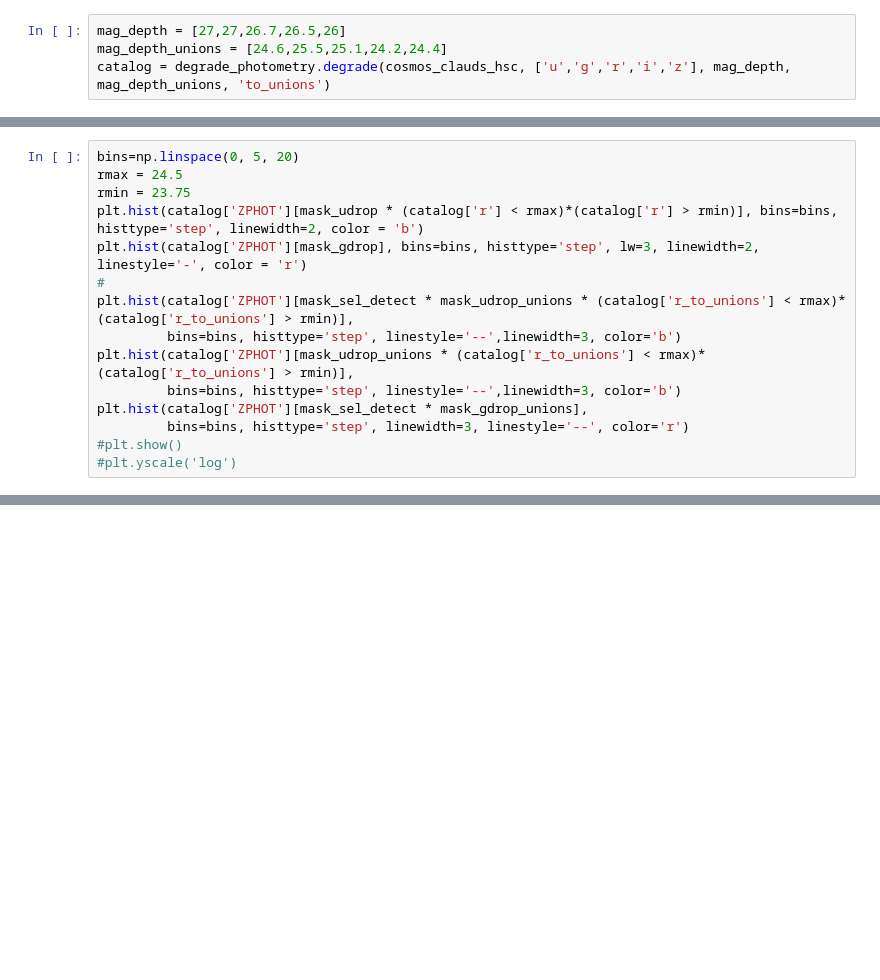
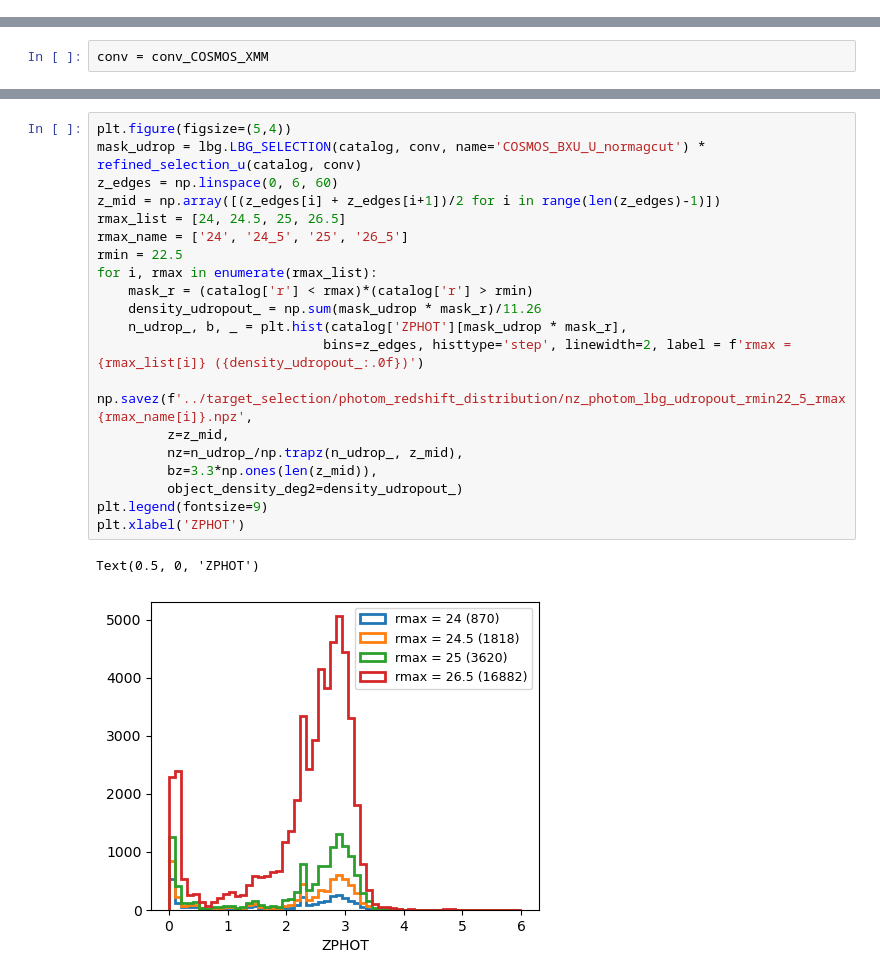
Before and after one commit to WST-Cosmology/WP221_Target_selection, a Jupyter notebook: notebooks/explore_COSMOS-lbg_dropout.ipynb, the cells around one changed output, grey strips where cells are left out. Saved outputs shown, nothing was run; the diff lists cells and outputs as text; blank space fills up the shorter version.

```diff
--- a/notebooks/explore_COSMOS-lbg_dropout.ipynb
+++ b/notebooks/explore_COSMOS-lbg_dropout.ipynb
@@ -21,4 +17,0 @@ print(cosmos_clauds_hsc.colnames)
-# %%
-mag_depth = [27,27,26.7,26.5,26]
-mag_depth_unions = [24.6,25.5,25.1,24.2,24.4]
-catalog = degrade_photometry.degrade(cosmos_clauds_hsc, ['u','g','r','i','z'], mag_depth, mag_depth_unions, 'to_unions')
@@ -91,15 +17,0 @@ mask_sel_detect = rand < c1
-# %%
-bins=np.linspace(0, 5, 20)
-rmax = 24.5
-rmin = 23.75
-plt.hist(catalog['ZPHOT'][mask_udrop * (catalog['r'] < rmax)*(catalog['r'] > rmin)], bins=bins, histtype='step', linewidth=2, color = 'b')
-plt.hist(catalog['ZPHOT'][mask_gdrop], bins=bins, histtype='step', lw=3, linewidth=2, linestyle='-', color = 'r')
-#
-plt.hist(catalog['ZPHOT'][mask_sel_detect * mask_udrop_unions * (catalog['r_to_unions'] < rmax)*(catalog['r_to_unions'] > rmin)],
-         bins=bins, histtype='step', linestyle='--',linewidth=3, color='b')
-plt.hist(catalog['ZPHOT'][mask_udrop_unions * (catalog['r_to_unions'] < rmax)*(catalog['r_to_unions'] > rmin)],
-         bins=bins, histtype='step', linestyle='--',linewidth=3, color='b')
-plt.hist(catalog['ZPHOT'][mask_sel_detect * mask_gdrop_unions],
-         bins=bins, histtype='step', linewidth=3, linestyle='--', color='r')
-#plt.show()
-#plt.yscale('log')
@@ -116,0 +20,2 @@ plt.hist(catalog['ZPHOT'][mask_sel_detect * mask_gdrop_unions],
+# %%
+conv = conv_COSMOS_XMM
@@ -116,0 +64,23 @@ plt.hist(catalog['ZPHOT'][mask_sel_detect * mask_gdrop_unions],
+# %%
+plt.figure(figsize=(5,4))
+mask_udrop = lbg.LBG_SELECTION(catalog, conv, name='COSMOS_BXU_U_normagcut') * refined_selection_u(catalog, conv)
+z_edges = np.linspace(0, 6, 60)
+z_mid = np.array([(z_edges[i] + z_edges[i+1])/2 for i in range(len(z_edges)-1)])
+rmax_list = [24, 24.5, 25, 26.5]
+rmax_name = ['24', '24_5', '25', '26_5']
+rmin = 22.5
+for i, rmax in enumerate(rmax_list):
+    mask_r = (catalog['r'] < rmax)*(catalog['r'] > rmin)
+    density_udropout_ = np.sum(mask_udrop * mask_r)/11.26
+    n_udrop_, b, _ = plt.hist(catalog['ZPHOT'][mask_udrop * mask_r],
+                             bins=z_edges, histtype='step', linewidth=2, label = f'rmax = {rmax_list[i]} ({density_udropout_:.0f})')
+    np.savez(f'../target_selection/photom_redshift_distribution/nz_photom_lbg_udropout_rmin22_5_rmax{rmax_name[i]}.npz',
+         z=z_mid,
+         nz=n_udrop_/np.trapz(n_udrop_, z_mid),
+         bz=3.3*np.ones(len(z_mid)),
+         object_density_deg2=density_udropout_)
+plt.legend(fontsize=9)
+plt.xlabel('ZPHOT')
+# %% [output]
+Text(0.5, 0, 'ZPHOT')
+[figure, added]
```
Also changed, not shown: parts of 16 cells of this notebook, 1 other file.
